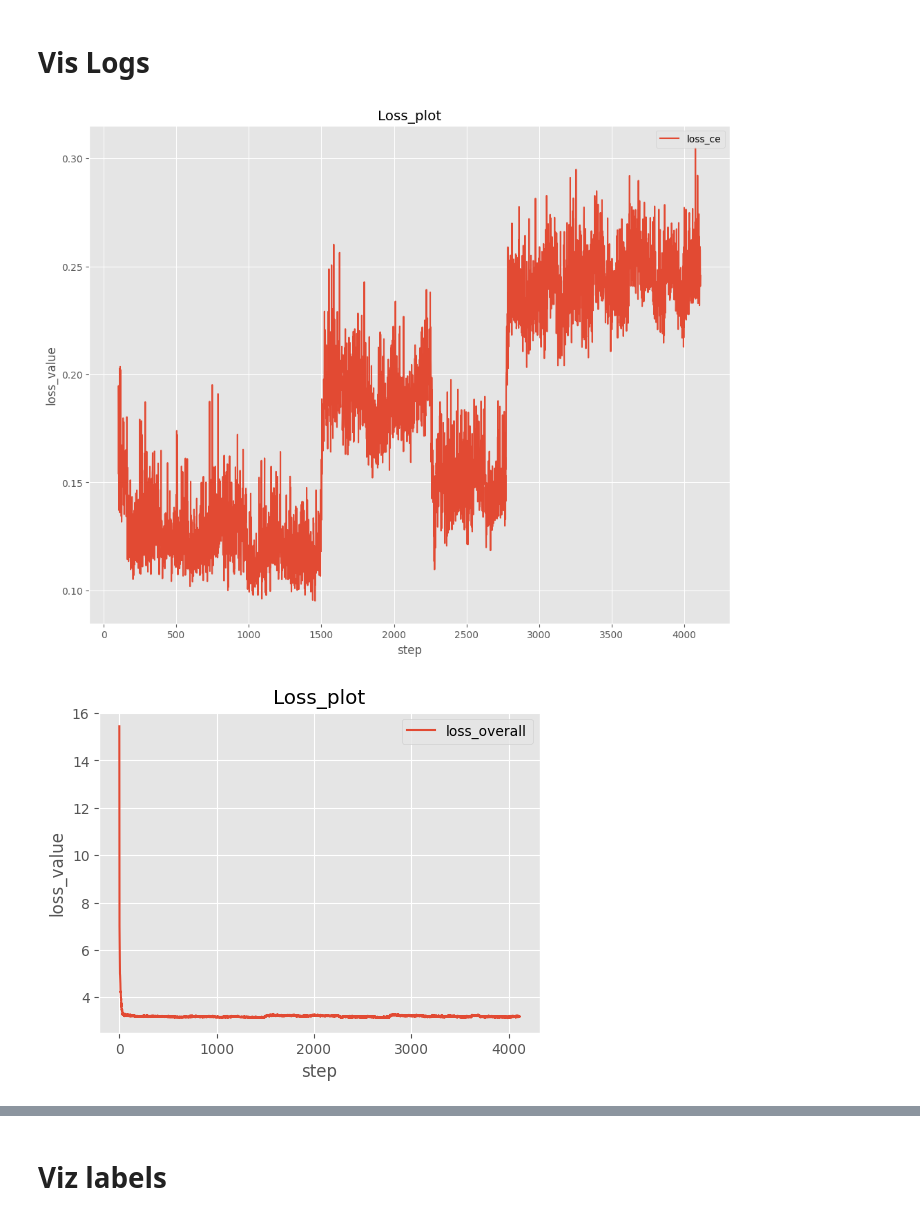
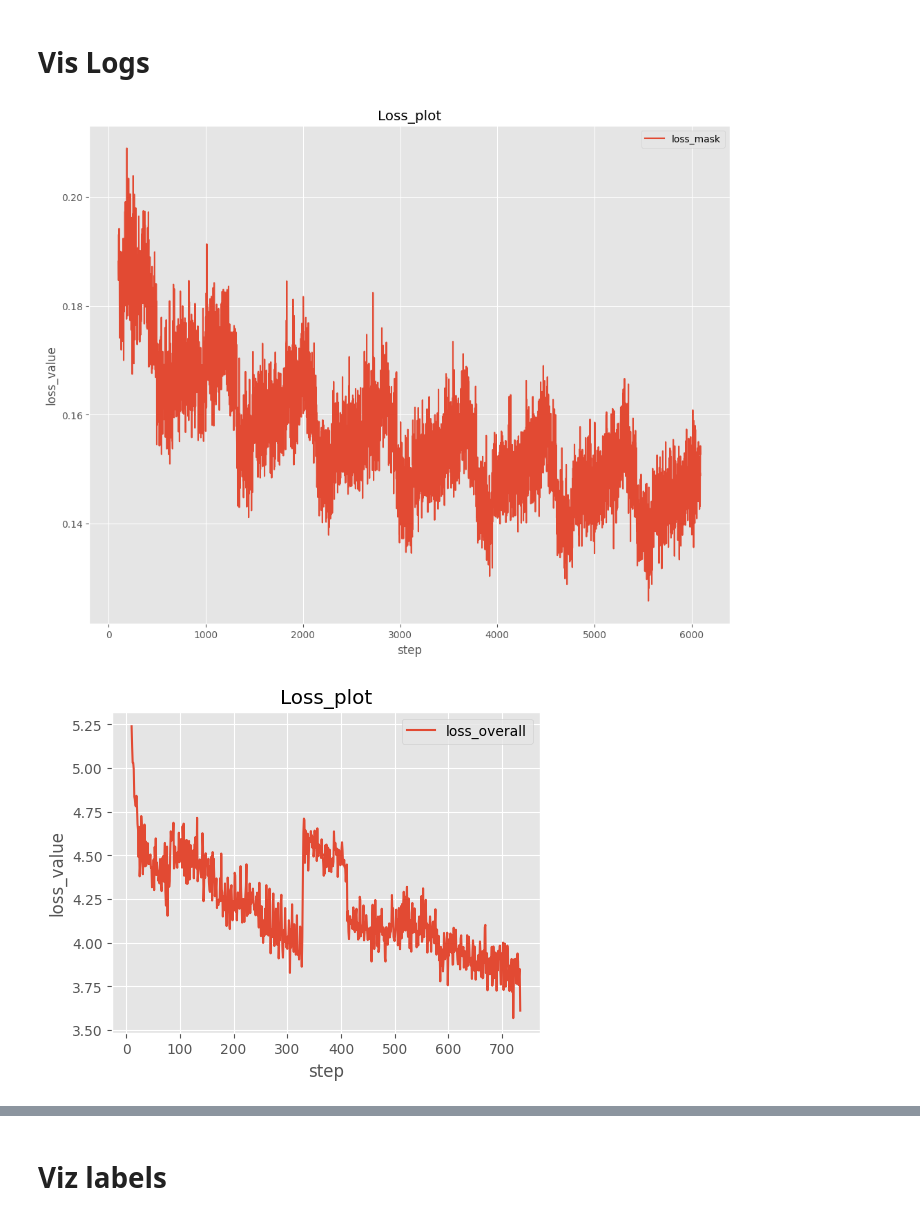
Before and after one commit to Faiir/EMT_BEV, a Jupyter notebook: vis_test.ipynb, the cells around one changed output, grey strips where cells are left out. Cells and saved outputs as stored; diff of their text form; code cells hidden in the pictures.

```diff
--- a/vis_test.ipynb
+++ b/vis_test.ipynb
@@ -166,9 +377,11 @@ import numpy as np
 
 import json
 import os
-
+file_name = "20230108_105952_segmentation_n1_f5"
+#file_name = "20230102_181248_segmentation_n1_f1"
+#file_name = "20230105_171939_instance_n1_f1"
 log_path = os.path.join(
-    r"/home/niklas/ETM_BEV/BEVerse/logs_cluster/20221212_111515.log.json")
+    fr"/home/niklas/ETM_BEV/BEVerse/logs_cluster/{file_name}.log.json")
 
 
 epoch = []
@@ -209,27 +422,29 @@ class_error = np.array(class_error)
 # %%
 
 import matplotlib
 matplotlib.use
 import matplotlib.pyplot as plt
 plt.style.use('ggplot')
 
 fig, ax = plt.subplots(figsize=(10, 8), layout='constrained')
-ax.plot(steps[100:], loss_ce[100:], label='loss_ce')  # Plot some data on the axes.
+#ax.plot(steps[100:], loss_ce[100:], label='loss_ce')  # Plot some data on the axes.
 # Plot more data on the axes...
-#ax.plot(steps[300:], loss_mask[300:], label='loss_mask')
-#ax.plot(steps[300:], loss_dice[300:], label='loss_dice')  # ... and some more.
+ax.plot(steps[100:], loss_mask[100:], label='loss_mask')
+#ax.plot(steps[100:], loss_dice[100:], label='loss_dice')  # ... and some more.
 ax.set_xlabel('step')  # Add an x-label to the axes.
 ax.set_ylabel('loss_value')  # Add a y-label to the axes.
 ax.set_title("Loss_plot")  # Add a title to the axes.
 ax.legend()  # Add a legend.
-
+plt.savefig(
+    f'/home/niklas/ETM_BEV/train_visualize/loss_plot_mask_.png')
 plt.show()
+plt.close()
 # %% [output]
-[figure, old version]
+[figure, new version]
 # %%
 fig, ax = plt.subplots(figsize=(5, 4), layout='constrained')
 # Plot some data on the axes.
-ax.plot(steps, loss_overall, label='loss_overall')
+ax.plot(steps[10:], loss_overall[10:], label='loss_overall')
 # Plot more data on the axes...
 # ax.plot(steps, loss_mask, label='loss_mask')
 # ax.plot(steps, loss_dice, label='loss_dice')  # ... and some more.
@@ -237,10 +452,11 @@ ax.set_xlabel('step')  # Add an x-label to the axes.
 ax.set_ylabel('loss_value')  # Add a y-label to the axes.
 ax.set_title("Loss_plot")  # Add a title to the axes.
 ax.legend()  # Add a legend.
-
+plt.savefig(
+    f'/home/niklas/ETM_BEV/train_visualize/loss_plot_loss_overall_{file_name}.png')
 plt.show()
 # %% [output]
-[figure, old version]
+[figure, new version]
 # %%
 fig, ax = plt.subplots(figsize=(5, 4), layout='constrained')
 # Plot some data on the axes.
```
Also changed, not shown: parts of 49 cells of this notebook, 20 other files.
